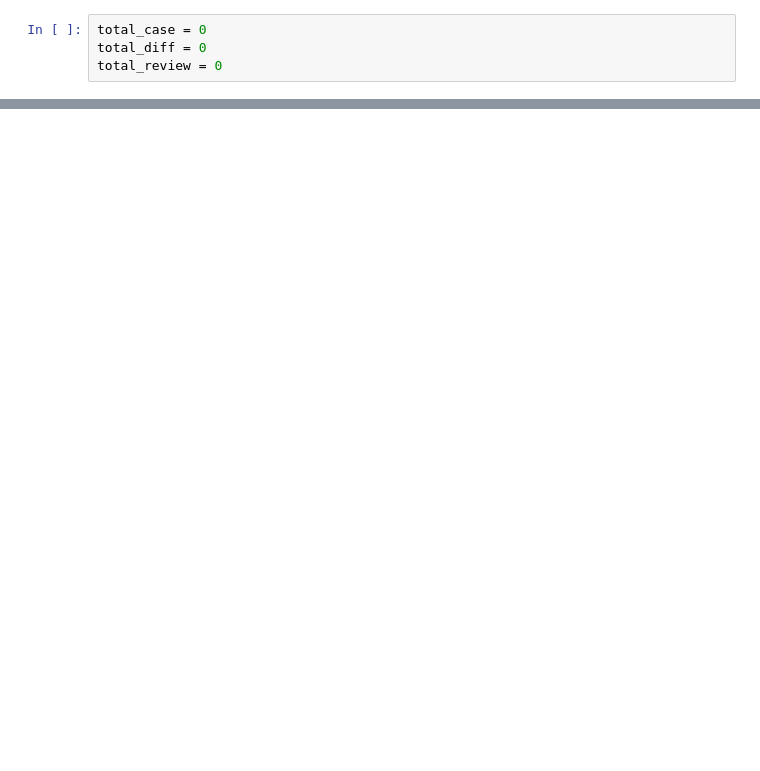
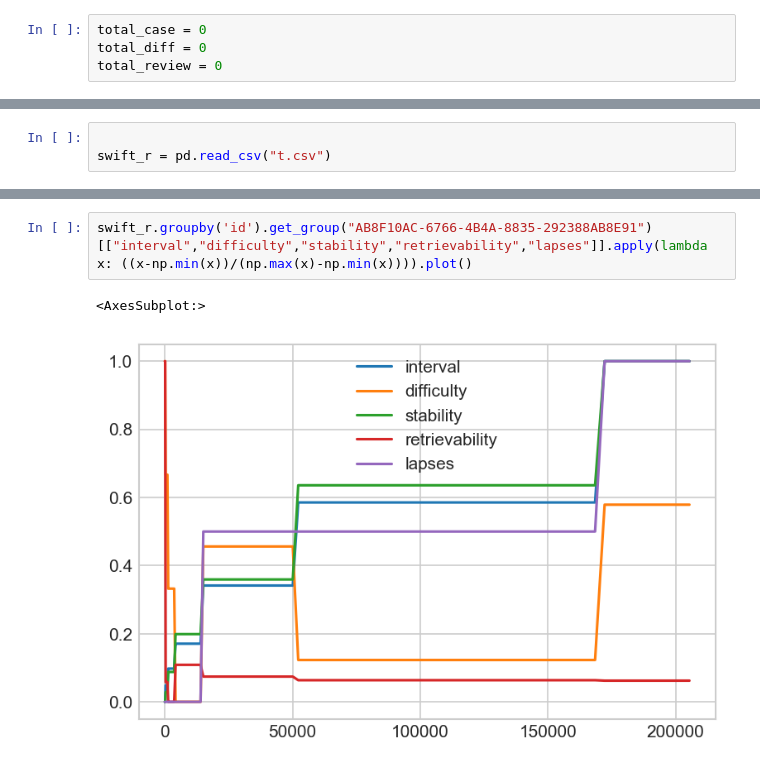
Before and after one commit to AFutureD/free-spaced-repetition-scheduler, a Jupyter notebook: FSRS_notebook.ipynb, the cells around one changed output, grey strips where cells are left out. Drawn from its saved outputs; the diff is of its cells as text; blank space fills up the shorter version.

```diff
--- a/FSRS_notebook.ipynb
+++ b/FSRS_notebook.ipynb
@@ -234,0 +243,3 @@ plt.show()
+# %%
+
+swift_r = pd.read_csv("t.csv")
@@ -234,0 +260,5 @@ plt.show()
+# %%
+swift_r.groupby('id').get_group("AB8F10AC-6766-4B4A-8835-292388AB8E91")[["interval","difficulty","stability","retrievability","lapses"]].apply(lambda x: ((x-np.min(x))/(np.max(x)-np.min(x)))).plot()
+# %% [output]
+<AxesSubplot:>
+[figure, added]
```
Also changed, not shown: parts of 15 cells of this notebook, 1 other file.
